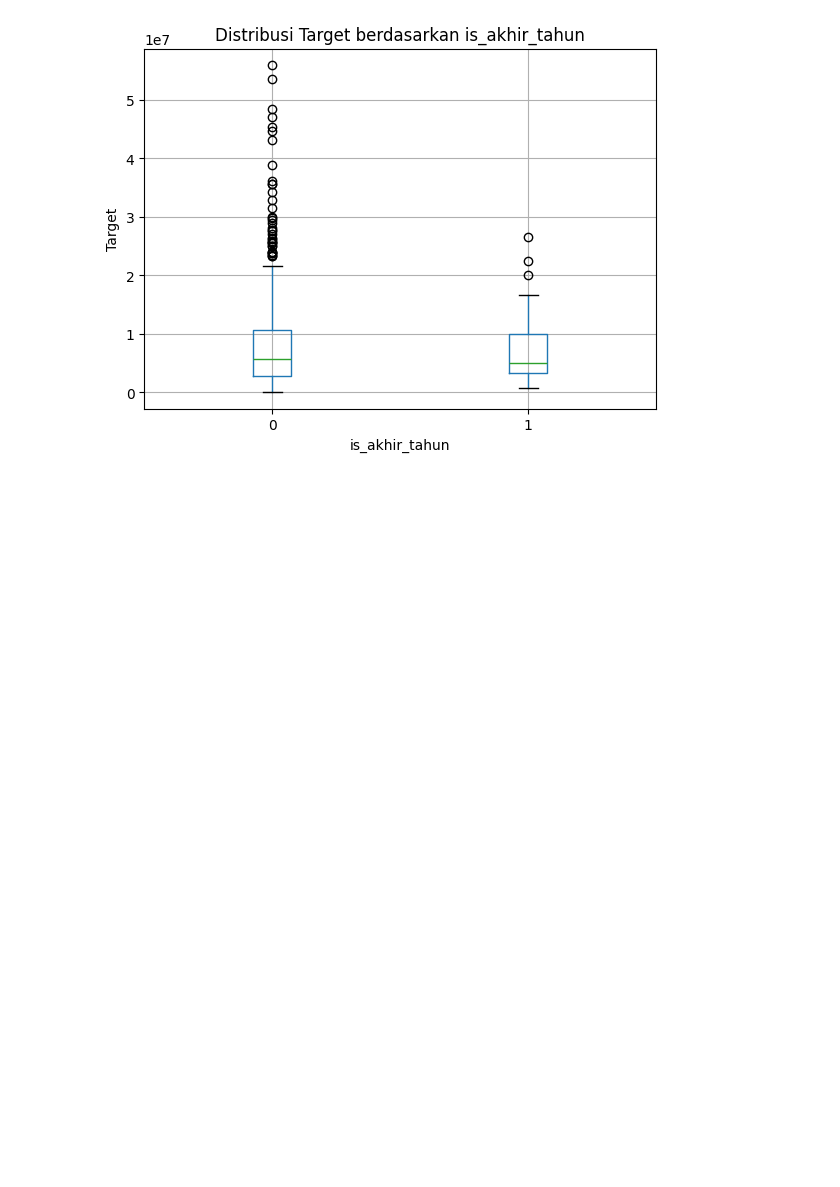
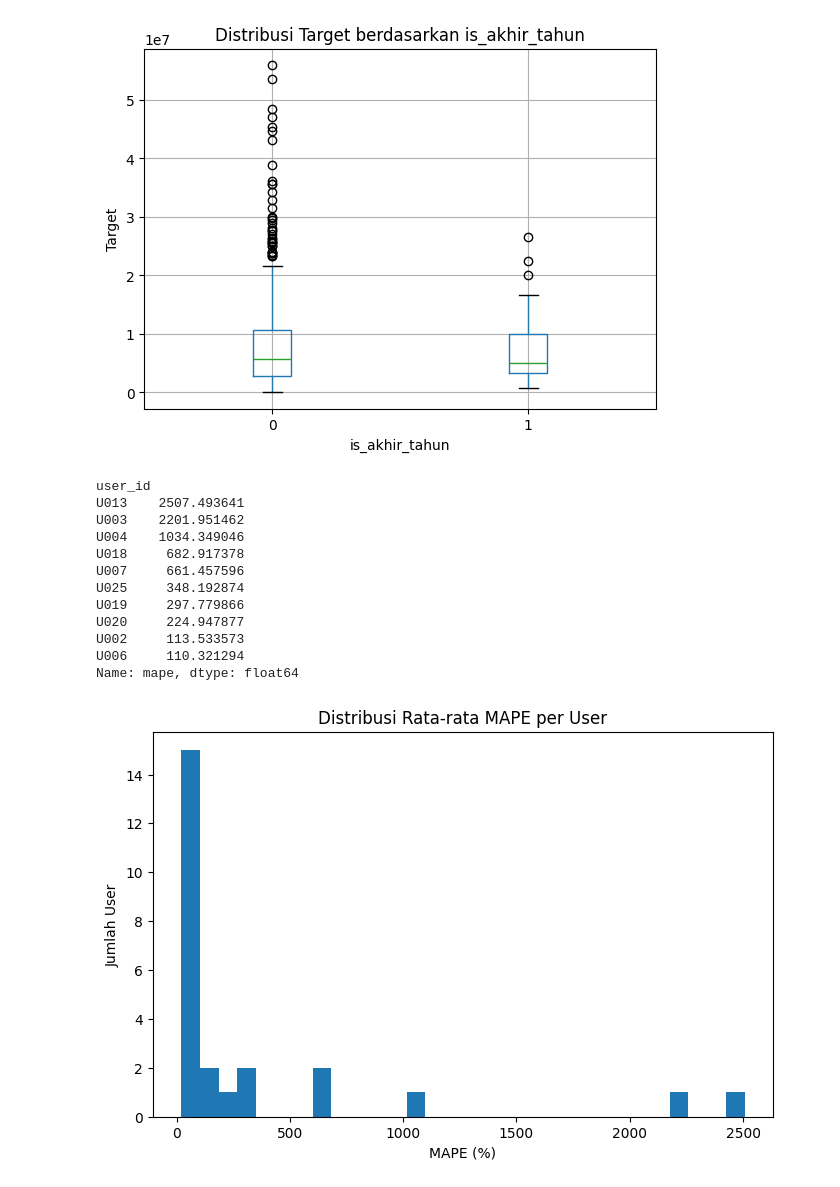
Before and after one commit to adenurchalisa/Capstone-Model, a Jupyter notebook: model_prediksi_1.ipynb, the cells around one changed output. Saved outputs shown, nothing was run; the diff lists cells and outputs as text; code cells hidden in the pictures; blank space fills up the shorter version.

Commit message:
analisis mendalam error & pola data untuk cari jalan meningkatkan akurasi.

```diff
--- a/model_prediksi_1.ipynb
+++ b/model_prediksi_1.ipynb
@@ -298,3 +298,37 @@ is_akhir_tahun
 1     50
 Name: count, dtype: int64
 [figure]
+# %%
+# Buat DataFrame hasil prediksi vs aktual
+df_eval = test[['user_id', 'tahun', 'bulan']].copy()
+df_eval["actual"] = y_test.values
+df_eval["pred"] = y_pred
+df_eval["abs_error"] = abs(df_eval["actual"] - df_eval["pred"])
+df_eval["mape"] = 100 * abs(df_eval["actual"] - df_eval["pred"]) / (df_eval["actual"] + 1e-8)
+
+# Rata-rata error per user
+user_error = df_eval.groupby("user_id")["mape"].mean().sort_values(ascending=False)
+print(user_error.head(10))  # 10 user dengan error tertinggi
+
+# Plot distribusi error user
+import matplotlib.pyplot as plt
+plt.figure(figsize=(8,5))
+user_error.plot(kind="hist", bins=30)
+plt.title("Distribusi Rata-rata MAPE per User")
+plt.xlabel("MAPE (%)")
+plt.ylabel("Jumlah User")
+plt.show()
+# %% [output]
+user_id
+U013    2507.493641
+U003    2201.951462
+U004    1034.349046
+U018     682.917378
+U007     661.457596
+U025     348.192874
+U019     297.779866
+U020     224.947877
+U002     113.533573
+U006     110.321294
+Name: mape, dtype: float64
+[figure, added]
```
Also changed, not shown: parts of 3 cells of this notebook.
